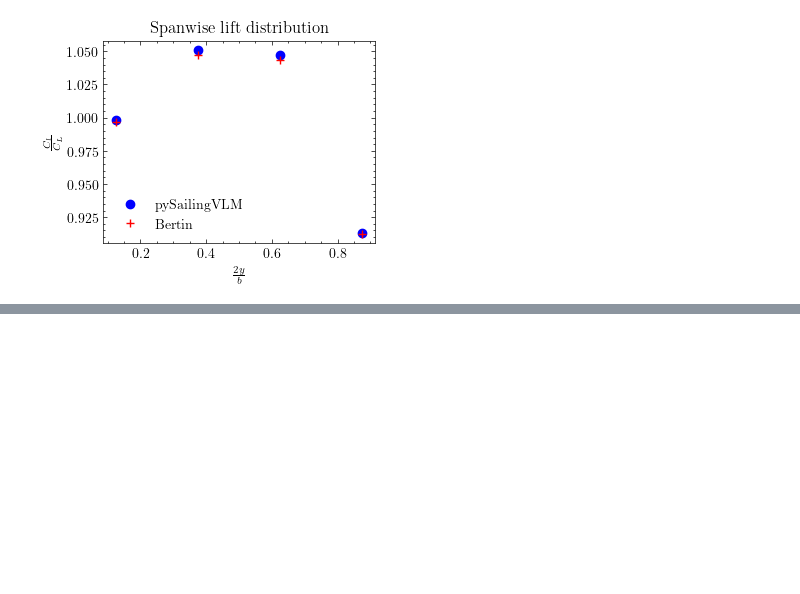
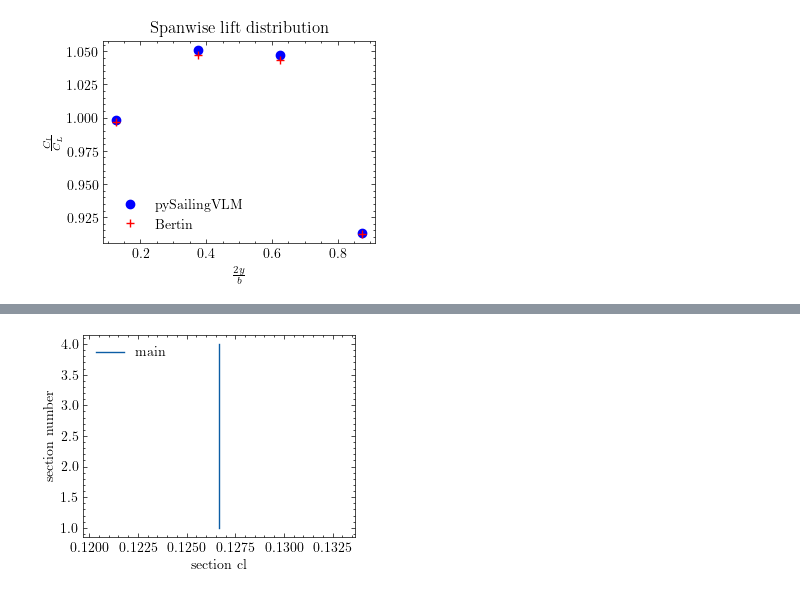
Before and after one commit to orgSailingVLM/pySailingVLM, a Jupyter notebook: pySailingVLM/examples/bertin.ipynb, the cells around one changed output, grey strips where cells are left out. Drawn from its saved outputs; the diff is of its cells as text; code cells hidden in the pictures; blank space fills up the shorter version.

```diff
--- a/pySailingVLM/examples/bertin.ipynb
+++ b/pySailingVLM/examples/bertin.ipynb
@@ -188,3 +188,7 @@ ax.legend()
 plt.savefig('bertin_2')
 # %% [output]
 [figure]
+# %%
+from pySailingVLM.solver.coefs import get_C
+cl = get_C(myvlm.panels, myvlm.areas, myvlm.lift, myvlm.inlet_conditions.V_app_infs, myvlm.n_spanwise, myvlm.n_chordwise, myvlm.rho)
+cd = get_C(myvlm.panels, myvlm.areas, myvlm.drag, myvlm.V_induced_at_cp, myvlm.n_spanwise, myvlm.n_chordwise, myvlm.rho)
@@ -190,0 +228,16 @@ plt.savefig('bertin_2')
+# %%
+import matplotlib.pyplot as plt
+%matplotlib inline
+section_number = np.arange(1, myvlm.n_spanwise+1, 1)
+
+fig = plt.figure()
+ax1 = fig.add_subplot(111)
+
+#ax1.plot(cl[0], section_number, label='jib')
+ax1.plot(cl[0],section_number, label='main')
+plt.ylabel('section number')
+plt.xlabel('section cl')
+plt.legend(loc='upper left')
+plt.show()
+# %% [output]
+[figure, added]
```
Also changed, not shown: parts of 3 cells of this notebook, 4 other files.
